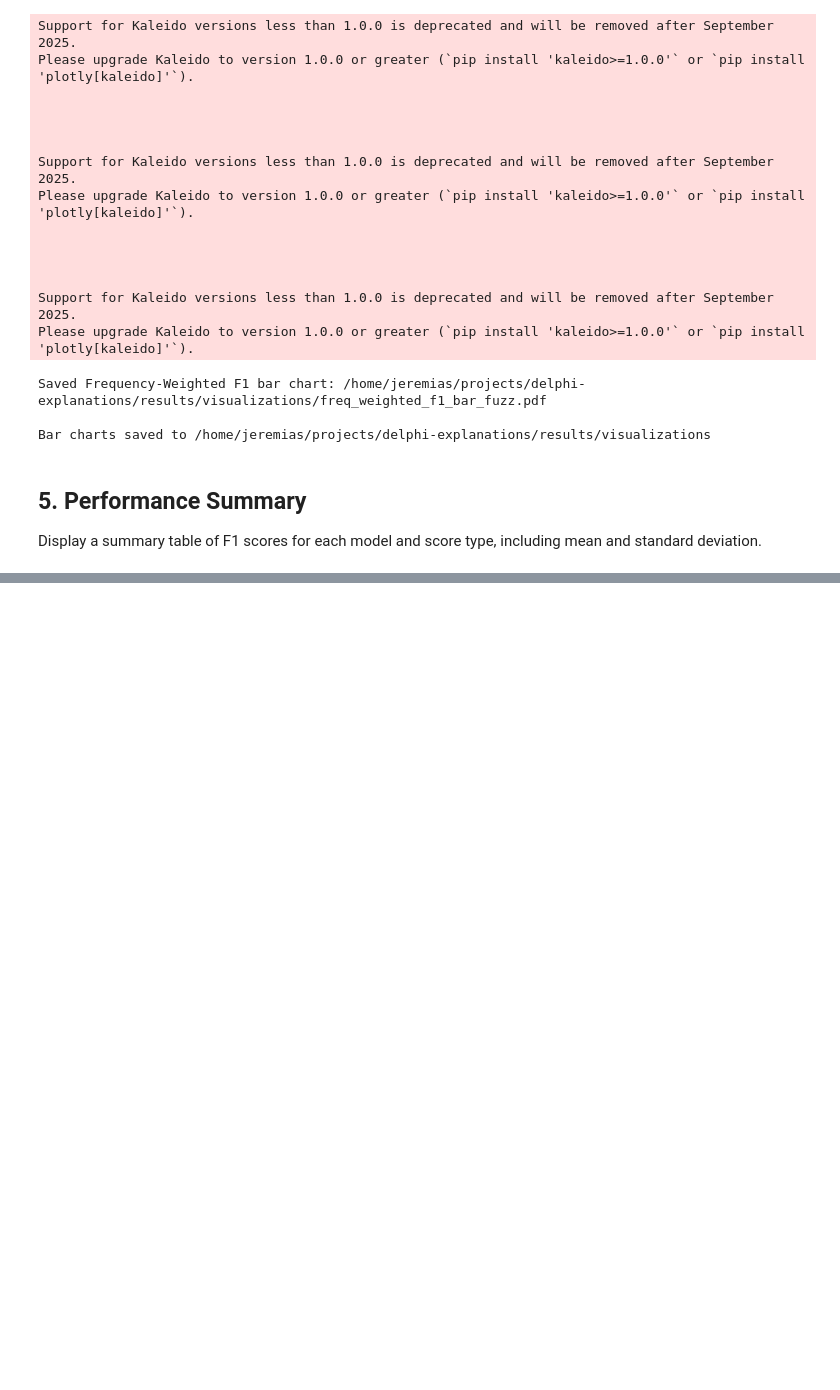
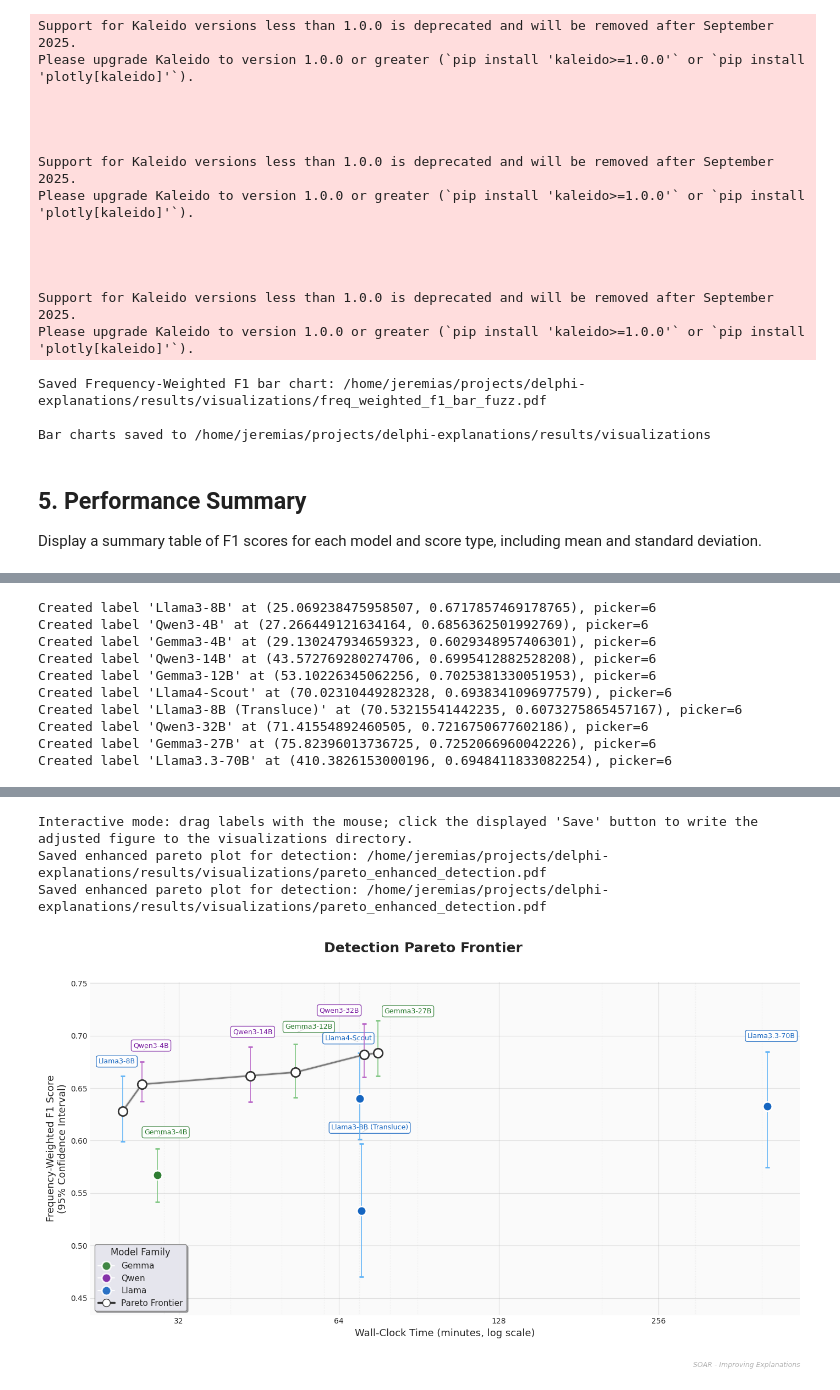
Before and after one commit to Jazhyc/delphi-explanations, a Jupyter notebook: scripts/explainer_model_analysis.ipynb, the cells around one changed output, grey strips where cells are left out. Saved outputs shown, nothing was run; the diff lists cells and outputs as text; code cells hidden in the pictures; blank space fills up the shorter version.

```diff
--- a/scripts/explainer_model_analysis.ipynb
+++ b/scripts/explainer_model_analysis.ipynb
@@ -936,0 +1090,17 @@ Saved enhanced pareto plot for fuzz: /home/jeremias/projects/delphi-explanations
+# %%
+# Pareto plot for 'detection' - simplified wrapper
+# Run this cell alone to get an interactive plot you can drag labels on and save.
+fig_det, dr_det, pts_df_det = plot_pareto('detection', save_on_init=True, show=True)
+if fig_det is None:
+    print("Detection plot skipped or had no data.")
+# %% [output]
+Created label 'Llama3-8B' at (25.069238475958507, 0.6717857469178765), picker=6
+Created label 'Qwen3-4B' at (27.266449121634164, 0.6856362501992769), picker=6
+Created label 'Gemma3-4B' at (29.130247934659323, 0.6029348957406301), picker=6
+Created label 'Qwen3-14B' at (43.572769280274706, 0.6995412882528208), picker=6
+Created label 'Gemma3-12B' at (53.10226345062256, 0.7025381330051953), picker=6
+Created label 'Llama4-Scout' at (70.02310449282328, 0.6938341096977579), picker=6
+Created label 'Llama3-8B (Transluce)' at (70.53215541442235, 0.6073275865457167), picker=6
+Created label 'Qwen3-32B' at (71.41554892460505, 0.7216750677602186), picker=6
+Created label 'Gemma3-27B' at (75.82396013736725, 0.7252066960042226), picker=6
+Created label 'Llama3.3-70B' at (410.3826153000196, 0.6948411833082254), picker=6
@@ -936,0 +1108,4 @@ Saved enhanced pareto plot for fuzz: /home/jeremias/projects/delphi-explanations
+Interactive mode: drag labels with the mouse; click the displayed 'Save' button to write the adjusted figure to the visualizations directory.
+Saved enhanced pareto plot for detection: /home/jeremias/projects/delphi-explanations/results/visualizations/pareto_enhanced_detection.pdf
+Saved enhanced pareto plot for detection: /home/jeremias/projects/delphi-explanations/results/visualizations/pareto_enhanced_detection.pdf
+[figure, added]
```
Also changed, not shown: parts of 7 cells of this notebook.
